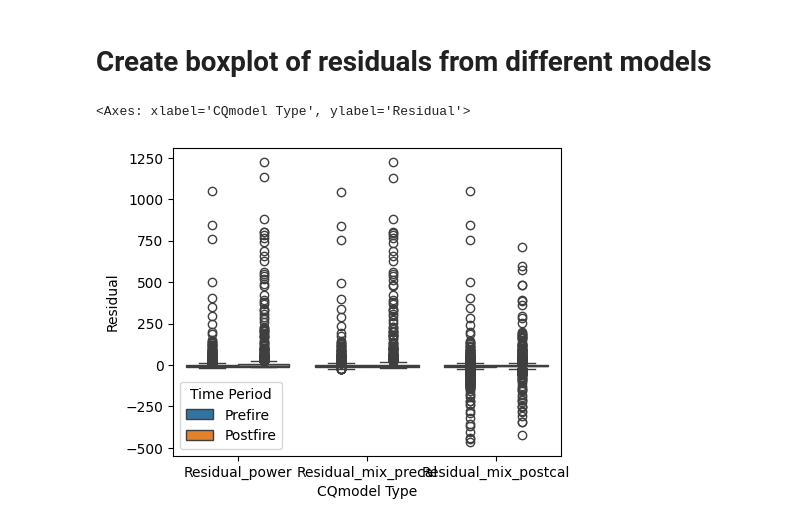
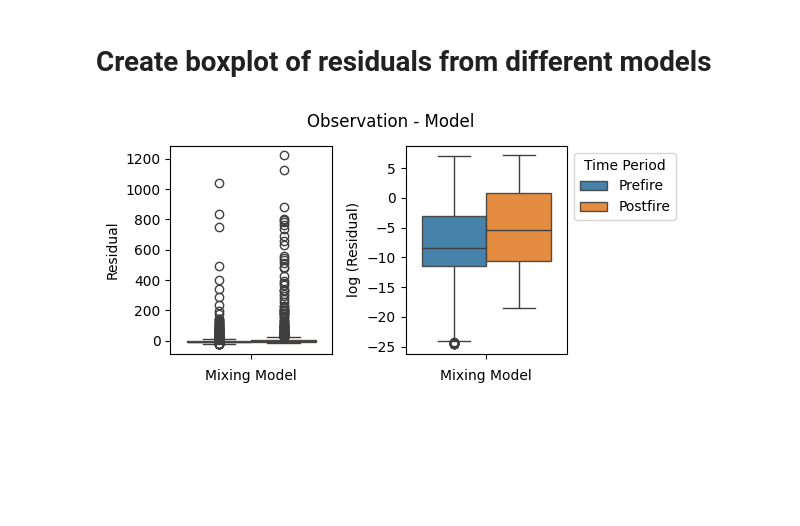
Before and after one commit to QianWanghhu/BushFireWQ, a Jupyter notebook: src/Explore_212058_CQ.ipynb, the cells around one changed output. Cells and saved outputs as stored; diff of their text form; code cells hidden in the pictures; blank space fills up the shorter version.

```diff
--- a/src/Explore_212058_CQ.ipynb
+++ b/src/Explore_212058_CQ.ipynb
@@ -284,10 +292,26 @@ storm_data.loc[condtn[1].index, 'Time Period'] = 'Postfire'
 resdl = storm_data.filter(storm_data.columns[-7:])
 resdl_long = resdl.melt(id_vars=['Time Period', 'Est_Tbdt_power_precal', 'Est_Tbdt_mix_Precal', 'Est_Tbdt_mix_Postcal'], \
            var_name='CQmodel Type', value_name='Residual')
+# Apply log transformation to positive values only
+resdl_long['Residual_log'] = np.where(resdl_long['Residual'] > 0, np.log(resdl_long['Residual']), resdl_long['Residual'])
-# %%
-# Create boxplot
-fig = plt.figure(figsize=(5, 4))
-sns.boxplot(data = resdl_long, x = 'CQmodel Type', y='Residual', hue = 'Time Period')
-# %% [output]
-<Axes: xlabel='CQmodel Type', ylabel='Residual'>
-[figure, removed]
+# %%
+# Create boxplot
+fig, axes = plt.subplots(nrows=1, ncols=2, figsize=(6, 3))
+sns.boxplot(data = resdl_long[resdl_long['CQmodel Type'] == 'Residual_mix_precal'], x = 'CQmodel Type', \
+            y='Residual', hue = 'Time Period', ax=axes[0], legend=False, boxprops=dict(alpha=0.9))
+sns.boxplot(data = resdl_long[resdl_long['CQmodel Type'] == 'Residual_mix_precal'], x = 'CQmodel Type',
+            y='Residual_log', hue = 'Time Period', ax=axes[1], boxprops=dict(alpha=0.9))
+for ii in range(2):
+    axes[ii].set_xlabel('Mixing Model', fontsize = 10)
+    axes[ii].set_xticks(['Residual_mix_precal'])
+    axes[ii].set_xticklabels('')
+axes[0].set_ylabel('Residual', fontsize = 10)
+axes[1].set_ylabel('log (Residual)', fontsize = 10)
+axes[1].legend(loc='upper left', bbox_to_anchor=(1, 1), title='Time Period', fontsize = 10)
+# Adjust the horizontal space between the subplots
+plt.subplots_adjust(wspace=0.4)  # Increase or decrease the value as needed
+plt.suptitle('Observation - Model', y=0.95)
+plt.tight_layout()
+plt.savefig(f'{fig_dir}Residual_mix_precal_model.png', format = 'png', dpi=300)
+# %% [output]
+[figure, added]
```
Also changed, not shown: parts of 3 cells of this notebook, 1 other file.
